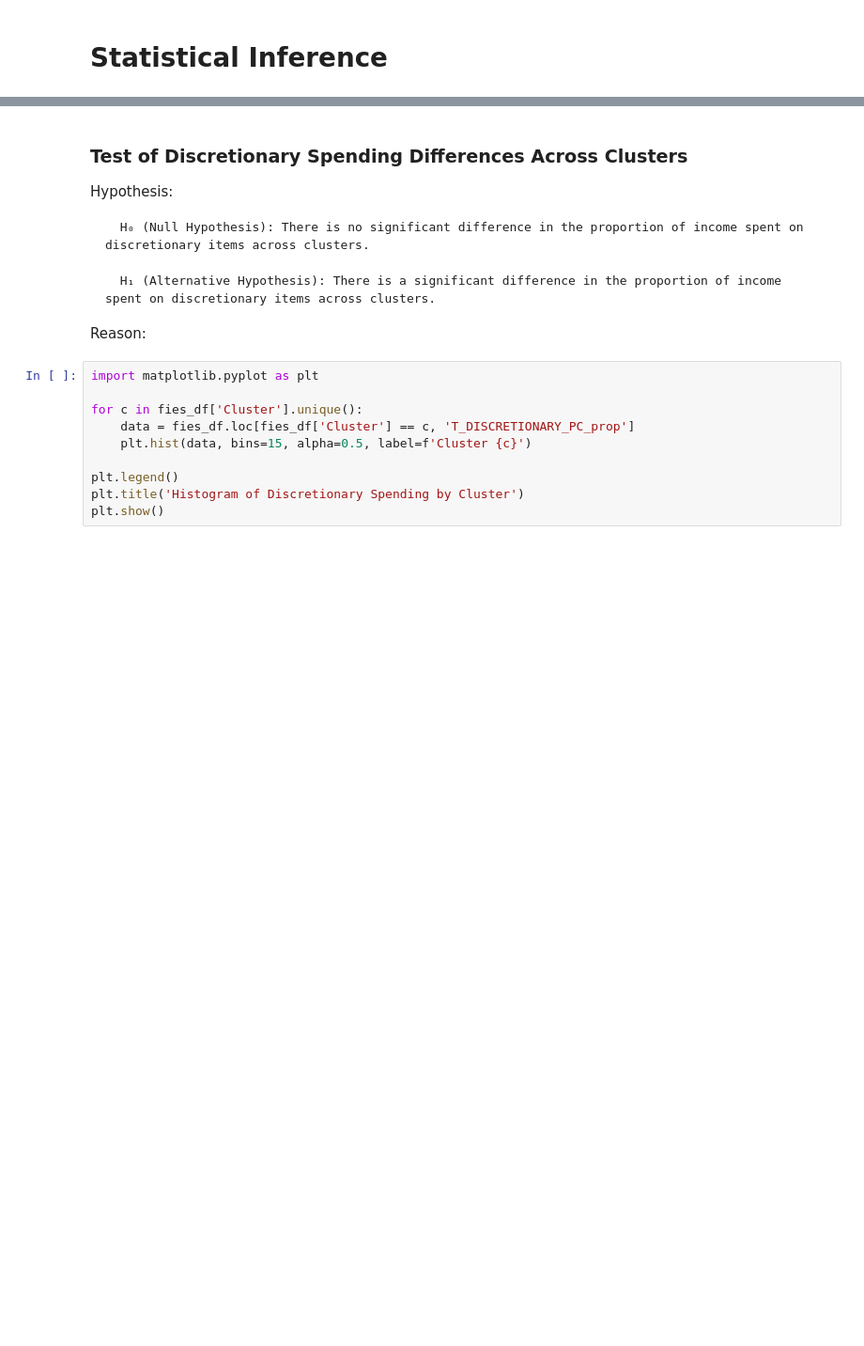
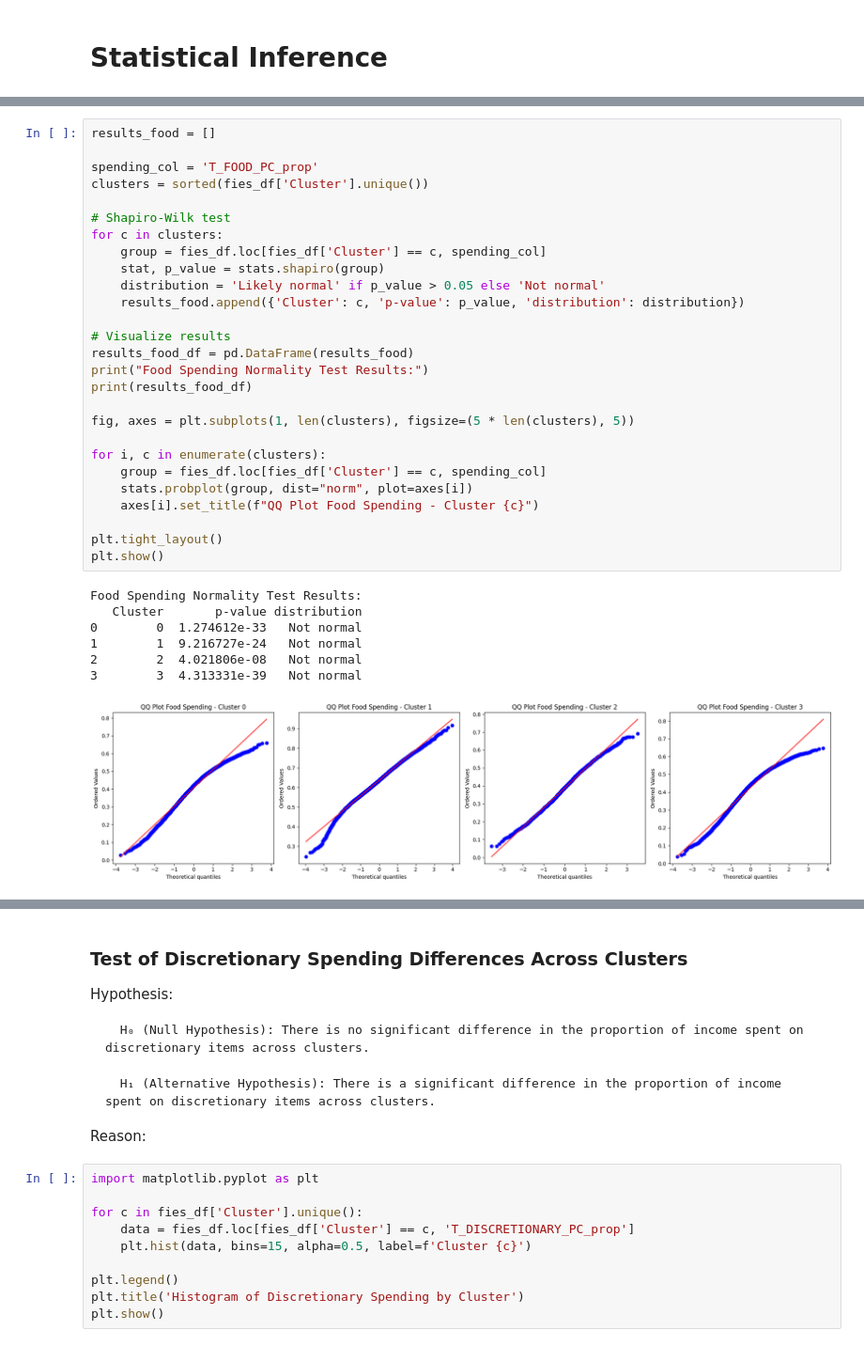
Before and after one commit to marxandreadiane/CSMODEL-MCO1, a Jupyter notebook: CSMODEL-MCO1.ipynb, the cells around one changed output, grey strips where cells are left out. Shown at 94% size. Cells and saved outputs as stored; diff of their text form; blank space fills up the shorter version.

```diff
--- a/CSMODEL-MCO1.ipynb
+++ b/CSMODEL-MCO1.ipynb
@@ -1011,0 +1004,35 @@ Epsilon Squared (Effect Size): 0.5987
+# %%
+results_food = []
+
+spending_col = 'T_FOOD_PC_prop'
+clusters = sorted(fies_df['Cluster'].unique())
+
+# Shapiro-Wilk test
+for c in clusters:
+    group = fies_df.loc[fies_df['Cluster'] == c, spending_col]
+    stat, p_value = stats.shapiro(group)
+    distribution = 'Likely normal' if p_value > 0.05 else 'Not normal'
+    results_food.append({'Cluster': c, 'p-value': p_value, 'distribution': distribution})
+
+# Visualize results
+results_food_df = pd.DataFrame(results_food)
+print("Food Spending Normality Test Results:")
+print(results_food_df)
+
+fig, axes = plt.subplots(1, len(clusters), figsize=(5 * len(clusters), 5))
+
+for i, c in enumerate(clusters):
+    group = fies_df.loc[fies_df['Cluster'] == c, spending_col]
+    stats.probplot(group, dist="norm", plot=axes[i])
+    axes[i].set_title(f"QQ Plot Food Spending - Cluster {c}")
+
+plt.tight_layout()
+plt.show()
+# %% [output]
+Food Spending Normality Test Results:
+   Cluster       p-value distribution
+0        0  1.274612e-33   Not normal
+1        1  9.216727e-24   Not normal
+2        2  4.021806e-08   Not normal
+3        3  4.313331e-39   Not normal
+[figure, added]
```
Also changed, not shown: parts of 15 cells of this notebook.
